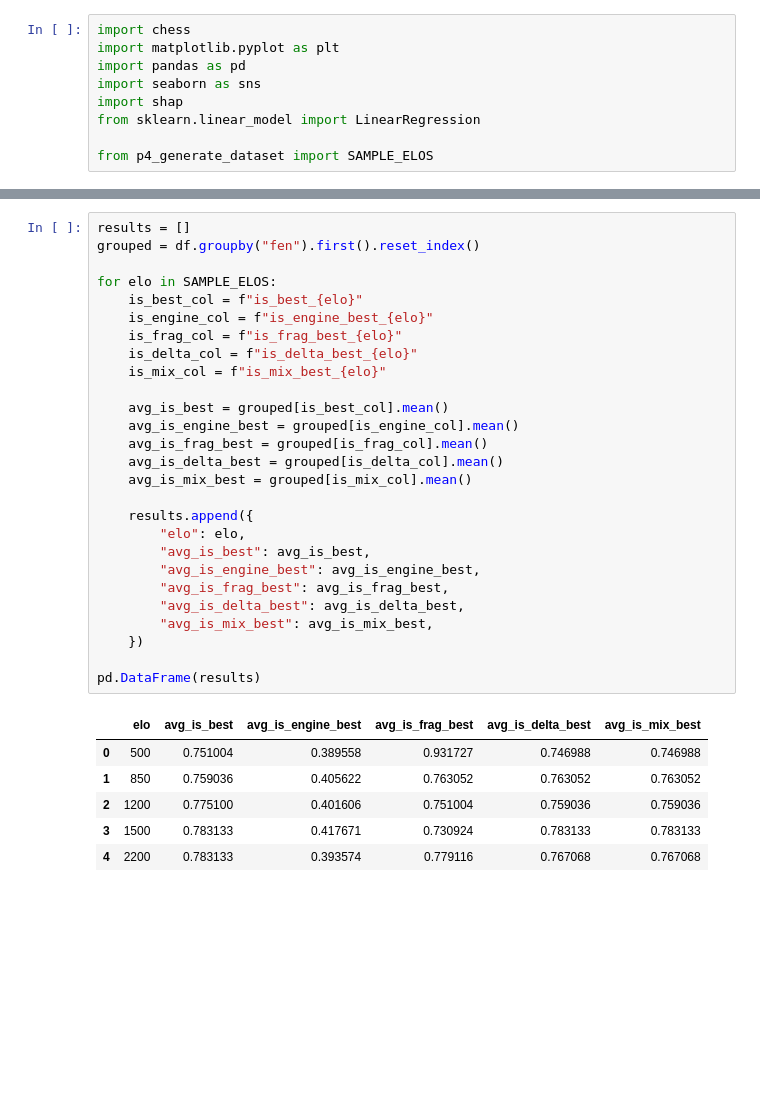
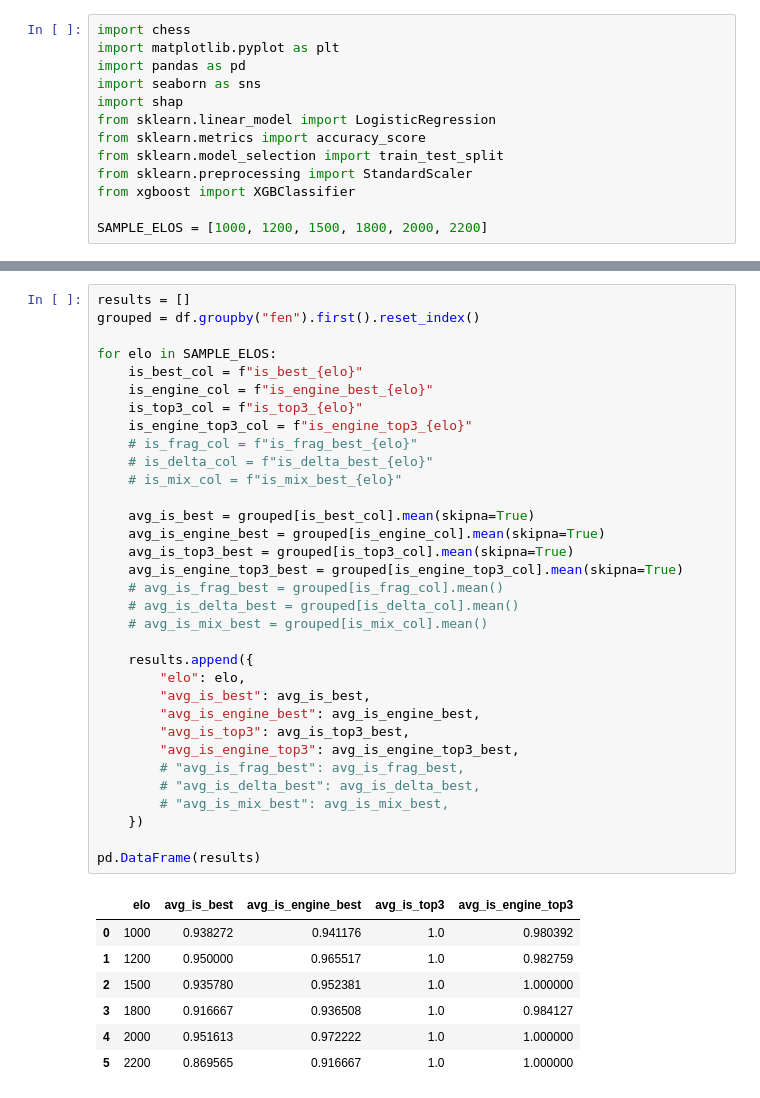
Before and after one commit to croco22/chess, a Jupyter notebook: pipeline/p5_shap_analysis.ipynb, the cells around one changed output, grey strips where cells are left out. Cells and saved outputs as stored; diff of their text form; blank space fills up the shorter version.

Commit message:
Big fix for engine calculation

```diff
--- a/pipeline/p5_shap_analysis.ipynb
+++ b/pipeline/p5_shap_analysis.ipynb
@@ -4,8 +4,12 @@ import matplotlib.pyplot as plt
 import pandas as pd
 import seaborn as sns
 import shap
-from sklearn.linear_model import LinearRegression
+from sklearn.linear_model import LogisticRegression
+from sklearn.metrics import accuracy_score
+from sklearn.model_selection import train_test_split
+from sklearn.preprocessing import StandardScaler
+from xgboost import XGBClassifier
 
-from p4_generate_dataset import SAMPLE_ELOS
+SAMPLE_ELOS = [1000, 1200, 1500, 1800, 2000, 2200]
 # %%
 df = pd.read_parquet("../data/stats_dataset.parquet")
@@ -34,35 +32,42 @@ df.describe()
 # %%
 results = []
 grouped = df.groupby("fen").first().reset_index()
 
 for elo in SAMPLE_ELOS:
     is_best_col = f"is_best_{elo}"
     is_engine_col = f"is_engine_best_{elo}"
-    is_frag_col = f"is_frag_best_{elo}"
-    is_delta_col = f"is_delta_best_{elo}"
-    is_mix_col = f"is_mix_best_{elo}"
+    is_top3_col = f"is_top3_{elo}"
+    is_engine_top3_col = f"is_engine_top3_{elo}"
+    # is_frag_col = f"is_frag_best_{elo}"
+    # is_delta_col = f"is_delta_best_{elo}"
+    # is_mix_col = f"is_mix_best_{elo}"
 
-    avg_is_best = grouped[is_best_col].mean()
-    avg_is_engine_best = grouped[is_engine_col].mean()
-    avg_is_frag_best = grouped[is_frag_col].mean()
-    avg_is_delta_best = grouped[is_delta_col].mean()
-    avg_is_mix_best = grouped[is_mix_col].mean()
+    avg_is_best = grouped[is_best_col].mean(skipna=True)
+    avg_is_engine_best = grouped[is_engine_col].mean(skipna=True)
+    avg_is_top3_best = grouped[is_top3_col].mean(skipna=True)
+    avg_is_engine_top3_best = grouped[is_engine_top3_col].mean(skipna=True)
+    # avg_is_frag_best = grouped[is_frag_col].mean()
+    # avg_is_delta_best = grouped[is_delta_col].mean()
+    # avg_is_mix_best = grouped[is_mix_col].mean()
 
     results.append({
         "elo": elo,
         "avg_is_best": avg_is_best,
         "avg_is_engine_best": avg_is_engine_best,
-        "avg_is_frag_best": avg_is_frag_best,
-        "avg_is_delta_best": avg_is_delta_best,
-        "avg_is_mix_best": avg_is_mix_best,
+        "avg_is_top3": avg_is_top3_best,
+        "avg_is_engine_top3": avg_is_engine_top3_best,
+        # "avg_is_frag_best": avg_is_frag_best,
+        # "avg_is_delta_best": avg_is_delta_best,
+        # "avg_is_mix_best": avg_is_mix_best,
     })
 
 pd.DataFrame(results)
 # %% [output]
-|  | elo | avg_is_best | avg_is_engine_best | avg_is_frag_best | avg_is_delta_best | avg_is_mix_best |
-| 0 | 500 | 0.751004 | 0.389558 | 0.931727 | 0.746988 | 0.746988 |
-| 1 | 850 | 0.759036 | 0.405622 | 0.763052 | 0.763052 | 0.763052 |
-| 2 | 1200 | 0.775100 | 0.401606 | 0.751004 | 0.759036 | 0.759036 |
-| 3 | 1500 | 0.783133 | 0.417671 | 0.730924 | 0.783133 | 0.783133 |
-| 4 | 2200 | 0.783133 | 0.393574 | 0.779116 | 0.767068 | 0.767068 |
+|  | elo | avg_is_best | avg_is_engine_best | avg_is_top3 | avg_is_engine_top3 |
+| 0 | 1000 | 0.938272 | 0.941176 | 1.0 | 0.980392 |
+| 1 | 1200 | 0.950000 | 0.965517 | 1.0 | 0.982759 |
+| 2 | 1500 | 0.935780 | 0.952381 | 1.0 | 1.000000 |
+| 3 | 1800 | 0.916667 | 0.936508 | 1.0 | 0.984127 |
+| 4 | 2000 | 0.951613 | 0.972222 | 1.0 | 1.000000 |
+| 5 | 2200 | 0.869565 | 0.916667 | 1.0 | 1.000000 |
 # %%
```
Also changed, not shown: parts of 15 cells of this notebook, 7 other files.
